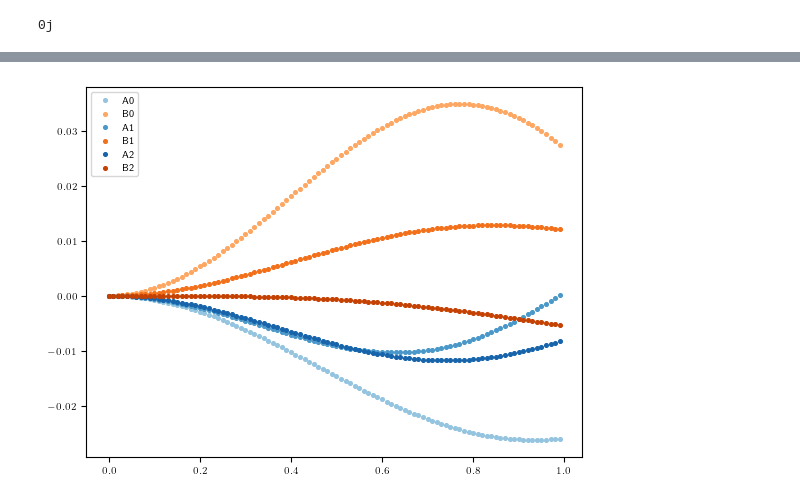
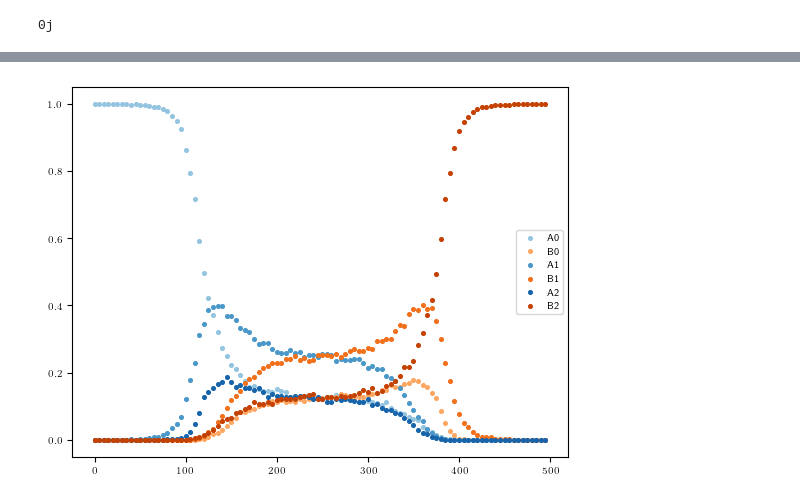
Before and after one commit to ChriGomm/master, a Jupyter notebook: numerics/thermal_phonons.ipynb, the cells around one changed output, grey strips where cells are left out. Drawn from its saved outputs; the diff is of its cells as text; code cells hidden in the pictures.

```diff
--- a/numerics/thermal_phonons.ipynb
+++ b/numerics/thermal_phonons.ipynb
@@ -600,7 +633,7 @@ def ratio(h,rx):
     r = root_scalar(null,args=(np.array([rx,h]),1),bracket=(0,1))
     d = np.array([r.root,np.sqrt(1-r.root**2)])
     return np.abs(dip_derivative_full(np.array([rx,h]),0,0,d,100)/dip_derivative_full(np.array([rx*2,0]),0,0,d,100))
-x = np.linspace(1.5,4,N)
+x = np.linspace(0.6,1.4,N)
 opt_h = np.ones(N)*0.2
 opt_d1 = np.ones(N)
 opt_ratio = np.zeros(N)
@@ -620,8 +653,8 @@ for i in range(N):
     V_der2[i] = dip_derivative_full(np.array([x[i]*2,0]),0,0,np.array([opt_d1[i],np.sqrt(1-opt_d1[i]**2)]),100)
 
 fig, ax = plt.subplots(1,2)
-ax[0].scatter(x,opt_h)
-# ax[0].scatter(x,opt_d1)
+# ax[0].scatter(x,opt_h)
+ax[0].scatter(x,opt_d1)
 # ax[0].scatter(x,opt_ratio)
 ax[1].scatter(x,V_der2/V_der)
 fig2, ax2 = plt.subplots(1,2)
@@ -946,8 +1068,8 @@ states
  array([2, 0], dtype=int16)]
 # %%
 from qutip import tensor, basis, destroy, create, qeye, sesolve, sigmap, sigmam, fidelity, qzero, expect, ptrace
-chain_length = 6
-boson_number = 3
+chain_length = 4
+boson_number = 4
 
 
 unity_spin = tensor([qeye(2)]*chain_length)
@@ -1031,10 +1153,6 @@ def Hamiltonian_spin_phonon(interaction1,interaction2):
 
 # H =Hamiltonian_1Dph(1,a/2,0,a,0,np.array([0,1]),1)
 # %%
-S = system(chain_length,1,dip_dip,dip_derivative_full)
-b = 0.55
-h = 0.4
-H = S.Hamiltonian(b,h)
-H.shape
-enr_state_dictionaries([2]*3,excitations=1)
+S = system(3,0,full=False)
+
 # projector(1,3,enr_destroy([2]*3,excitations=1)[0].dag()*enr_destroy([2]*3,excitations=1)[1])
@@ -1114,7 +1228,7 @@ psi0q = 0
 for i in range(chain_length):
     for j in range(chain_length):
         state_sp = sigmas_p[i]* down
-        state_ph = (annihilation_phonon[j].dag())**2*phonon0
+        state_ph = (annihilation_phonon[j].dag())**3*phonon0
         psi0q += tensor(state_sp,state_ph.unit())*eig0[i,j]#eigenvals0[n,1+chain_length*i+j]
 
 
@@ -1191,56 +1404,88 @@ S= system(chain_length,excit_phonons,dip_dip,dip_derivative_full,a=2)
 # %%
-excit_phonons = 2
+excit_phonons = 0
 excit_spin = 1
-
+chain_length = 6
+latticeA = np.zeros((2,chain_length//2+chain_length%2))
+latticeB = np.zeros((2,chain_length//2))
+atol = 1e-16
+for n in range(latticeA.shape[1]):
+    latticeA[:,n] = n*np.array([1,0])*a
+for n in range(latticeB.shape[1]):
+    latticeB[:,n] = n*np.array([1,0])*a + b*np.array([1,0])+h*np.array([0,1])
 dims_phonon = [excit_phonons+1]*chain_length
 dims_spin = [excit_spin+1]*chain_length
 
 ind = project_indices(excit_phonons,chain_length)
-
+ind_spin = project_indices(excit_spin,chain_length)
 state0 = 0
 state_sp =0
+b0 = 1.6
+d = np.array([np.sqrt(1/3),np.sqrt(2/3)])
+dmat = photon_Hamiltonian(b0,h,a,chain_length,dip_dip,0,d)
+eig, vec = np.linalg.eig(dmat)
+eigen = sort_eigenvalues(eig,vec)
+# eig0 = 1/2*(eigen[1,1:]+eigen[1,1:])
+# eig0 = eigen[1,1:]
+# np.sqrt(2)
+eig0 = np.zeros(chain_length)
+eig0[0] = 1
 for i in range(chain_length):
-    for j in range(chain_length):
-        # state_sp = enr_fock([2]*chain_length,1,[1 if n==i else 0 for n in range(chain_length)])
-        state_sp = Qobj(csr_matrix([1 if n==i else 0 for n in range(chain_length)])).dag()# * eig0[i,j]
-        state_ph = project_vec(ind,enr_fock([3]*chain_length,2,[2 if n==j else 0 for n in range(chain_length)]))
+    # for j in range(chain_length):
+        state_sp += project_vec(ind_spin,enr_fock([2]*chain_length,1,[1 if n==i else 0 for n in range(chain_length)]))* eig0[i]
+        # state_sp = Qobj(csr_matrix([1 if n==i else 0 for n in range(chain_length)])).dag()#
+        # state_ph = project_vec(ind,enr_fock([excit_phonons+1]*chain_length,excit_phonons,[excit_phonons if n==j else 0 for n in range(chain_length)]))
         # print("qutip: ",enr_fock([3]*chain_length,2,[2 if n==j else 0 for n in range(chain_length)]))
         # state_ph = Qobj(csr_matrix([2 if n==j else 0 for n in range(chain_length)]))
         # print(state_ph)
-        state0 += tensor(state_sp,state_ph) * eig0[i,j]
+        # state0 += tensor(state_sp,state_ph) * eig0[i,j]
         # break
 
 
 
-
-# state_ph = Qobj(csr_matrix(np.ones(int(factorial(chain_length+excit_phonons-1)/(factorial(excit_phonons)*factorial(chain_length-1))))))
+# stateph = np.zeros(int(factorial(chain_length+excit_phonons-1)/(factorial(excit_phonons)*factorial(chain_length-1))))
+# stateph[3] = 1
+# state_ph = Qobj(csr_matrix(stateph)).dag()
+# # state_ph = Qobj(csr_matrix(np.ones(int(factorial(chain_length+excit_phonons-1)/(factorial(excit_phonons)*factorial(chain_length-1)))))).dag()
 # state0 = tensor(state_sp,state_ph)
-rho1 = state0 * state0.dag()
-psiq = state0.unit()#.dag()
+# rho1 = state0 * state0.dag()
+psiq = state_sp
+# psiq = state0.unit()#.dag()
 print(psiq.norm(),b,h)
 S= system(chain_length,excit_phonons,dip_dip,dip_derivative_full,a=2,full=False)
-projectors_eval2 = S.project_spin + S.project_phonon
+# projectors_eval2 = S.project_spin + S.project_phonon
 # psiq = tensor(psi0q,eig_generator_ph*phonon0)
 #
+dt = 5
+tsteps = 100
+t = np.arange(tsteps)*dt
+freq = 1/t[-1]
 S.projectors_eval[0], psiq
-
+def time_traj(t):
+    b = a/2+(b0-a/2)*np.cos(2*np.pi*freq*t)
+    Delta = np.sin(2*np.pi*freq*t)
+    return b, h, Delta
+S.param_trajectory = time_traj
 fig, ax = plt.subplots(1,2)
 ax[0].scatter(latticeA[0,:],[expect(S.projectors_eval[2*i],psiq) for i in range(chain_length//2+chain_length%2)],color='blue',s=10)
 ax[0].scatter(latticeB[0,:],[expect(S.projectors_eval[2*i+1],psiq) for i in range(chain_length//2)],color='red',s=10)
 
-ax[1].scatter(latticeA[0,:],[expect(S.projectors_eval[chain_length+2*i],psiq) for i in range(chain_length//2+chain_length%2)],color='blue',s=10)
-ax[1].scatter(latticeB[0,:],[expect(S.projectors_eval[chain_length+2*i+1],psiq) for i in range(chain_length//2)],color='red',s=10)
+# ax[1].scatter(latticeA[0,:],[expect(S.projectors_eval[chain_length+2*i],psiq) for i in range(chain_length//2+chain_length%2)],color='blue',s=10)
+# ax[1].scatter(latticeB[0,:],[expect(S.projectors_eval[chain_length+2*i+1],psiq) for i in range(chain_length//2)],color='red',s=10)
 plt.show()
-traj = sesolve(S.Hamiltonian(b,h),psiq,t,e_ops=S.projectors_eval,options={"progress_bar":True,"store_final_state":True,"atol":atol,"rtol":atol})
+traj = sesolve(S.Hamiltonian_spin_time,psiq,t,e_ops=S.projectors_eval,options={"progress_bar":True,"store_final_state":True,"atol":atol,"rtol":atol})
 # t = t[:20],"store_states":True
-print("size Hamiltonian: ",S.Hamiltonian(b,h).full().shape)
+# print("size Hamiltonian: ",S.Hamiltonian(b,h).full().shape)
 fig, ax = plt.subplots(1,1)
-fig2, ax2 = plt.subplots(1,1)
+# fig2, ax2 = plt.subplots(1,1)
 for i in range(chain_length//2):
-    ax2.scatter(t,traj.expect[chain_length+2*i]-traj1.expect[chain_length+2*i],color=blue(0.4+0.6*i/(chain_length//2+chain_length%2)),s=7,label=f'A{i}')
-    ax2.scatter(t,traj.expect[chain_length+2*i+1]-traj1.expect[chain_length+2*i+1],color=orange(0.4+0.6*i/(chain_length//2)),s=7,label=f"B{i}")
-    ax.scatter(t,traj.expect[2*i]-traj1.expect[2*i],color=blue(0.4+0.6*i/(chain_length//2+chain_length%2)),s=7,label=f'A{i}')
-    ax.scatter(t,traj.expect[2*i+1]-traj1.expect[2*i+1],color=orange(0.4+0.6*i/(chain_length//2)),s=7,label=f"B{i}")
+    # ax2.scatter(t,traj.expect[chain_length+2*i]-traj1.expect[chain_length+2*i],color=blue(0.4+0.6*i/(chain_length//2+chain_length%2)),s=7,label=f'A{i}')
+    # ax2.scatter(t,traj.expect[chain_length+2*i+1]-traj1.expect[chain_length+2*i+1],color=orange(0.4+0.6*i/(chain_length//2)),s=7,label=f"B{i}")
+    # ax.scatter(t,traj.expect[2*i]-traj1.expect[2*i],color=blue(0.4+0.6*i/(chain_length//2+chain_length%2)),s=7,label=f'A{i}')
+    # ax.scatter(t,traj.expect[2*i+1]-traj1.expect[2*i+1],color=orange(0.4+0.6*i/(chain_length//2)),s=7,label=f"B{i}")
+    # ax2.scatter(t,traj.expect[chain_length+2*i],color=blue(0.4+0.6*i/(chain_length//2+chain_length%2)),s=7,label=f'A{i}')
+    # ax2.scatter(t,traj.expect[chain_length+2*i+1],color=orange(0.4+0.6*i/(chain_length//2)),s=7,label=f"B{i}")
+    ax.scatter(t,traj.expect[2*i],color=blue(0.4+0.6*i/(chain_length//2+chain_length%2)),s=7,label=f'A{i}')
+    ax.scatter(t,traj.expect[2*i+1],color=orange(0.4+0.6*i/(chain_length//2)),s=7,label=f"B{i}")
 # ax.scatter(t,traj.expect[chain_length-1],color=blue(0.4+0.6*(i+1)/(chain_length//2+chain_length%2)),s=7,label=f'A{i+1}')
 # ax2.scatter(t,traj.expect[chain_length*2-1],color=blue(0.4+0.6*(i+1)/(chain_length//2+chain_length%2)),s=7,label=f'A{i+1}')
 ax.legend()
@@ -1264 +1508 @@ size Hamiltonian:  (126, 126)
-[figure, old version]
+[figure, new version]
```
Also changed, not shown: parts of 19 cells of this notebook.
